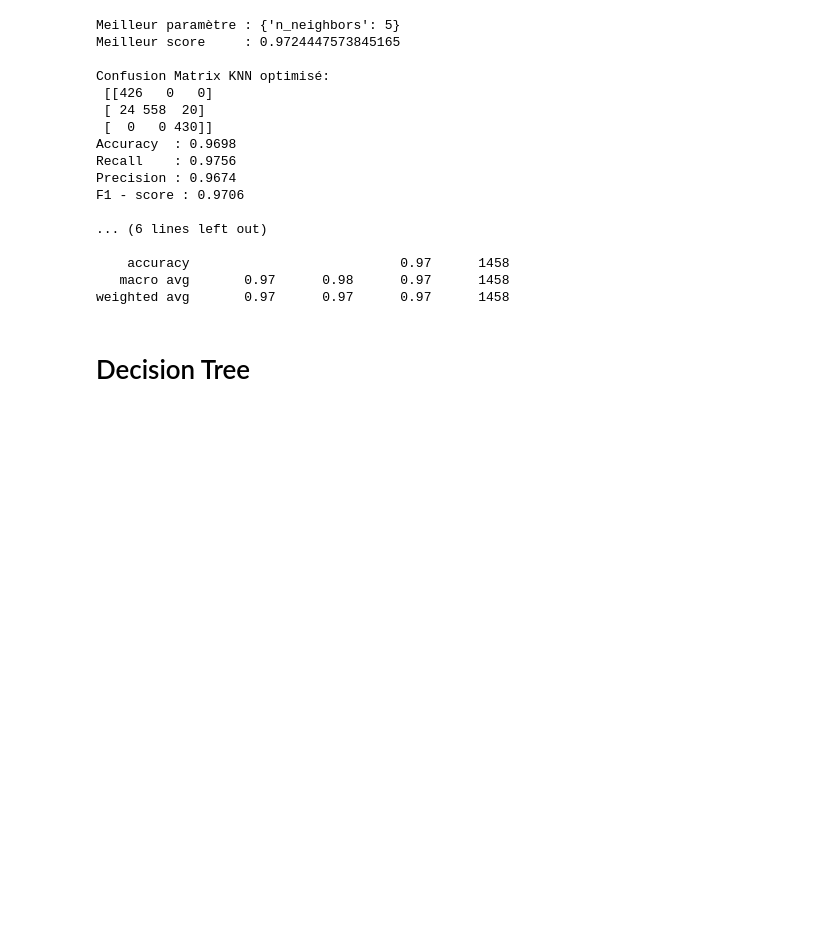
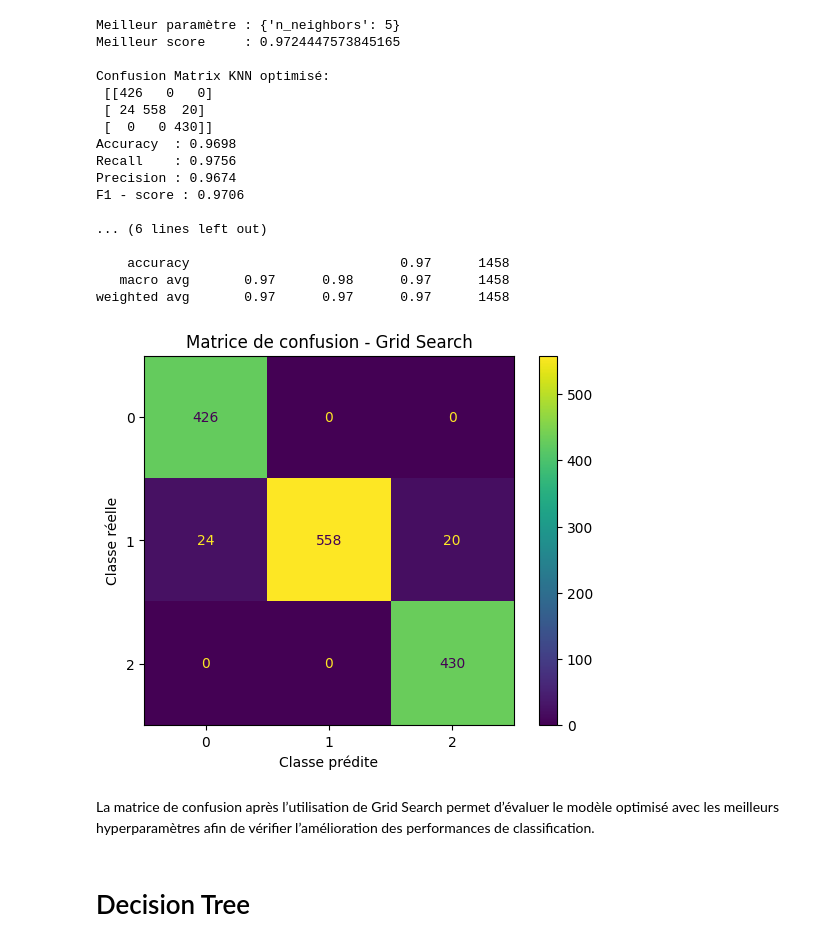
Before and after one commit to Test123599/ECOML, a Jupyter notebook: TpStandard - Copie.ipynb, the cells around one changed output. Drawn from its saved outputs; the diff is of its cells as text; code cells hidden in the pictures; blank space fills up the shorter version.

Commit message:
Graphiques Classification

```diff
--- a/TpStandard - Copie.ipynb
+++ b/TpStandard - Copie.ipynb
@@ -1034,6 +1035,23 @@ F1 - score : 0.9706
     accuracy                           0.97      1458
    macro avg       0.97      0.98      0.97      1458
 weighted avg       0.97      0.97      0.97      1458
+# %%
+from sklearn.metrics import confusion_matrix, ConfusionMatrixDisplay
+import matplotlib.pyplot as plt
+
+cm = confusion_matrix(y_test_eval, y_pred_knn_o)
+
+disp = ConfusionMatrixDisplay(confusion_matrix=cm)
+disp.plot()
+
+plt.title("Matrice de confusion - Grid Search")
+plt.xlabel("Classe prédite")
+plt.ylabel("Classe réelle")
+plt.show()
+# %% [output]
+[figure, added]
+# %% [markdown]
+La matrice de confusion après l’utilisation de Grid Search permet d’évaluer le modèle optimisé avec les meilleurs hyperparamètres afin de vérifier l’amélioration des performances de classification.
 # %% [markdown]
 # Decision Tree
 # %%
```
Also changed, not shown: parts of 25 cells of this notebook.
